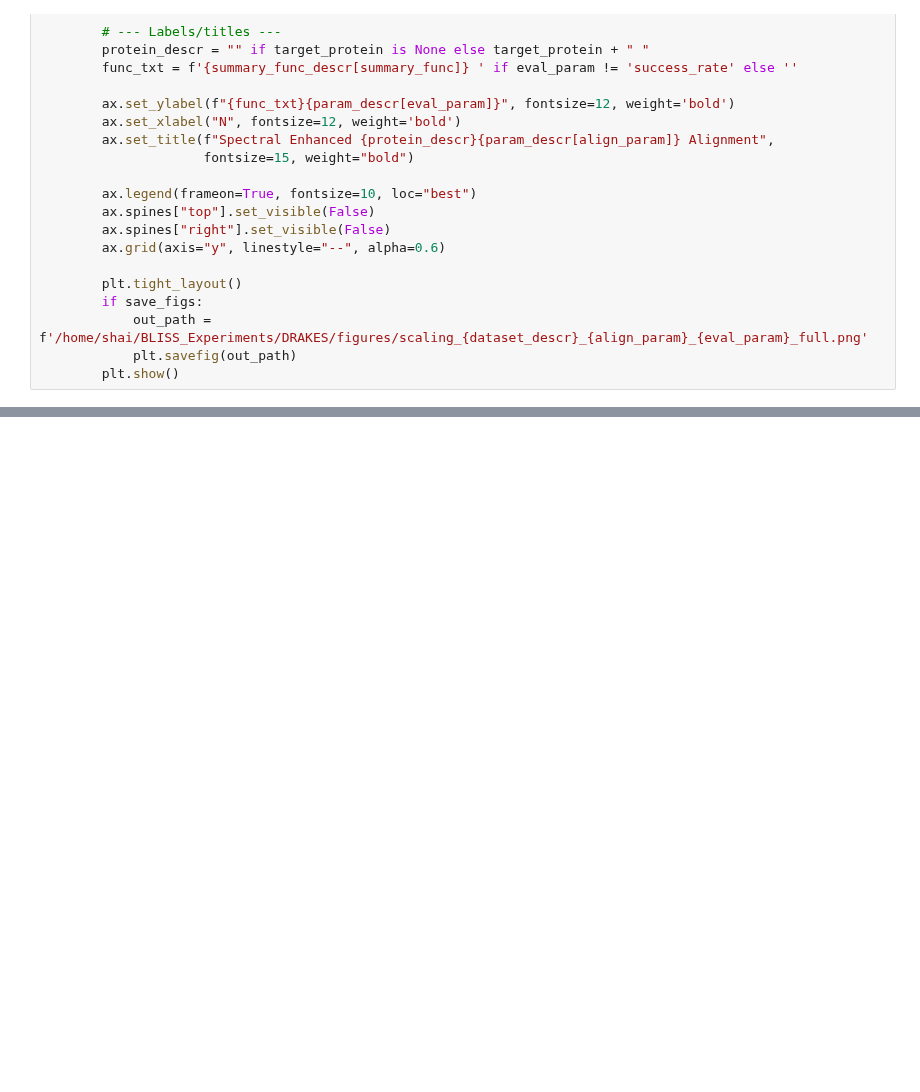
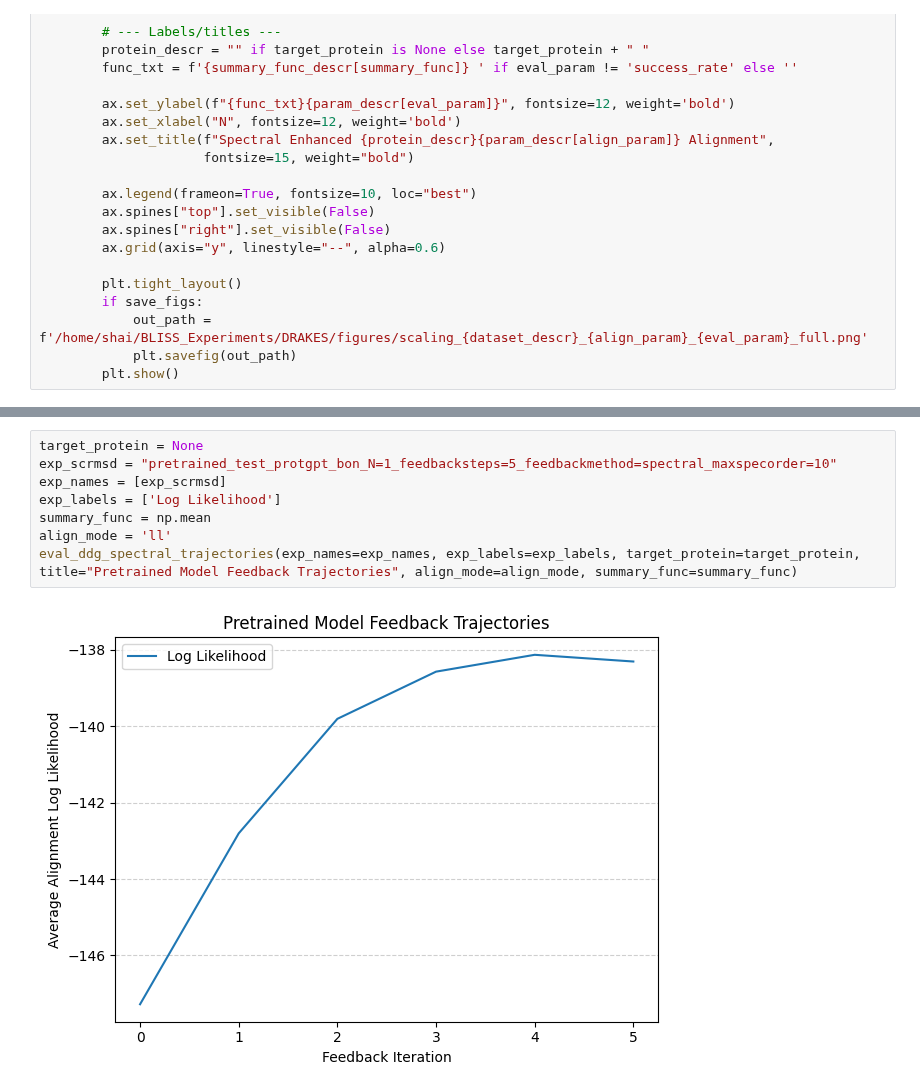
Before and after one commit to shainotshy1/BLISS_Experiments, a Jupyter notebook: DRAKES/analyze_distribution.ipynb, the cells around one changed output, grey strips where cells are left out. Drawn from its saved outputs; the diff is of its cells as text; blank space fills up the shorter version.

```diff
--- a/DRAKES/analyze_distribution.ipynb
+++ b/DRAKES/analyze_distribution.ipynb
@@ -440,0 +461,10 @@ eval_ddg_spectral_trajectories(target_protein='HEEH_KT_rd6_0746')
+# %%
+target_protein = None
+exp_scrmsd = "pretrained_test_protgpt_bon_N=1_feedbacksteps=5_feedbackmethod=spectral_maxspecorder=10"
+exp_names = [exp_scrmsd]
+exp_labels = ['Log Likelihood']
+summary_func = np.mean
+align_mode = 'll'
+eval_ddg_spectral_trajectories(exp_names=exp_names, exp_labels=exp_labels, target_protein=target_protein, title="Pretrained Model Feedback Trajectories", align_mode=align_mode, summary_func=summary_func)
+# %% [output]
+[figure, added]
```
Also changed, not shown: parts of 7 cells of this notebook, 1 other file.
